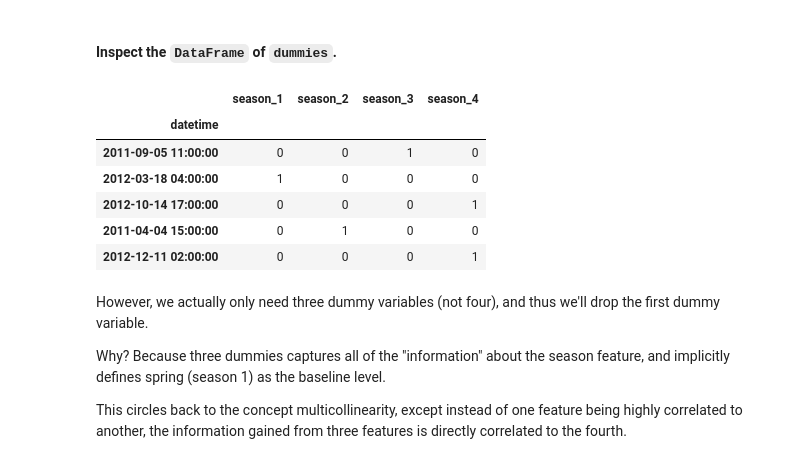
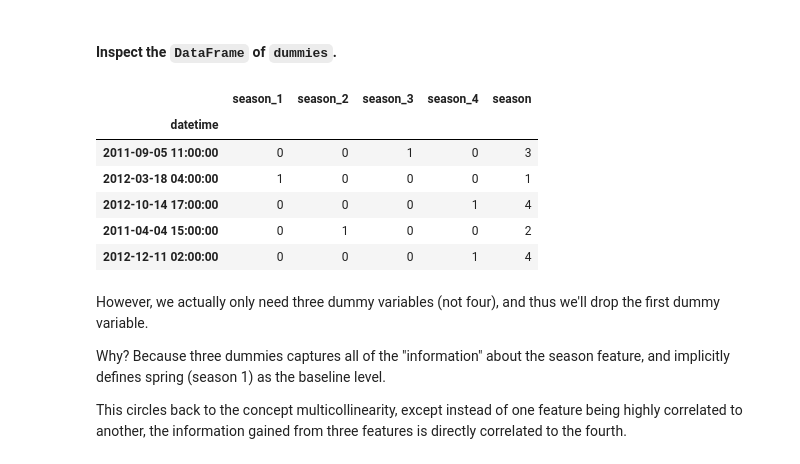
Before and after one commit to bckyling/bling_homework, a Jupyter notebook: 10-linear-regression/linear_regression.ipynb, the cells around one changed output. Drawn from its saved outputs; the diff is of its cells as text; code cells hidden in the pictures.

```diff
--- a/10-linear-regression/linear_regression.ipynb
+++ b/10-linear-regression/linear_regression.ipynb
@@ -811,15 +867,15 @@ season_dummies = pd.get_dummies(bikes.season, prefix='season')
 #### Inspect the `DataFrame` of `dummies`.
 # %%
 # Print five random rows.
-season_dummies.sample(n=5, random_state=1)
+season_dummies.sample(n=5, random_state=1).join(bikes.season)
 # %% [output]
-|  | season_1 | season_2 | season_3 | season_4 |
-| datetime |  |  |  |  |
-| 2011-09-05 11:00:00 | 0 | 0 | 1 | 0 |
-| 2012-03-18 04:00:00 | 1 | 0 | 0 | 0 |
-| 2012-10-14 17:00:00 | 0 | 0 | 0 | 1 |
-| 2011-04-04 15:00:00 | 0 | 1 | 0 | 0 |
-| 2012-12-11 02:00:00 | 0 | 0 | 0 | 1 |
+|  | season_1 | season_2 | season_3 | season_4 | season |
+| datetime |  |  |  |  |  |
+| 2011-09-05 11:00:00 | 0 | 0 | 1 | 0 | 3 |
+| 2012-03-18 04:00:00 | 1 | 0 | 0 | 0 | 1 |
+| 2012-10-14 17:00:00 | 0 | 0 | 0 | 1 | 4 |
+| 2011-04-04 15:00:00 | 0 | 1 | 0 | 0 | 2 |
+| 2012-12-11 02:00:00 | 0 | 0 | 0 | 1 | 4 |
 # %% [markdown]
 However, we actually only need three dummy variables (not four), and thus we'll drop the first dummy variable.
 
```
Also changed, not shown: parts of 44 cells of this notebook, 1 other file.
